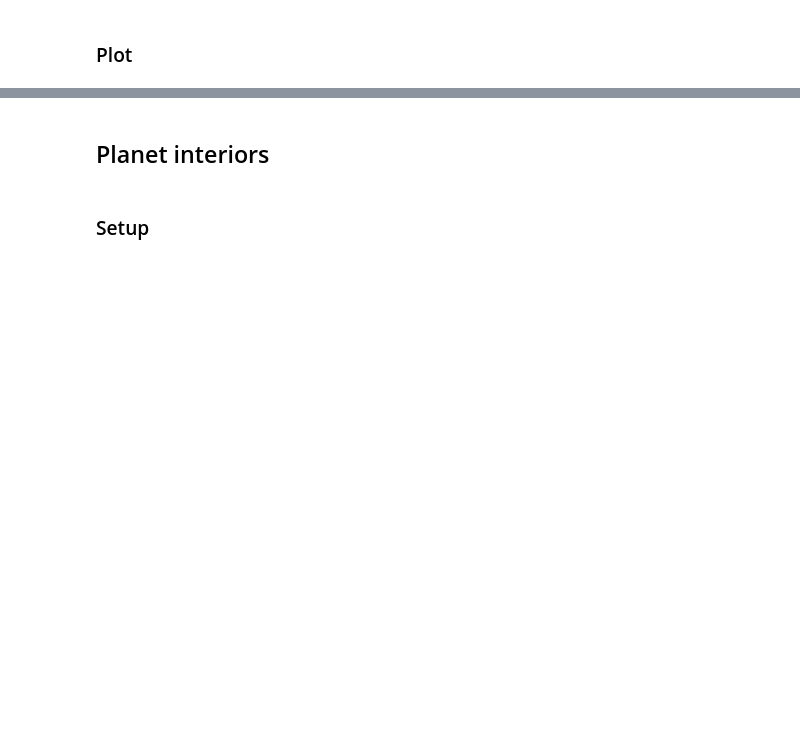
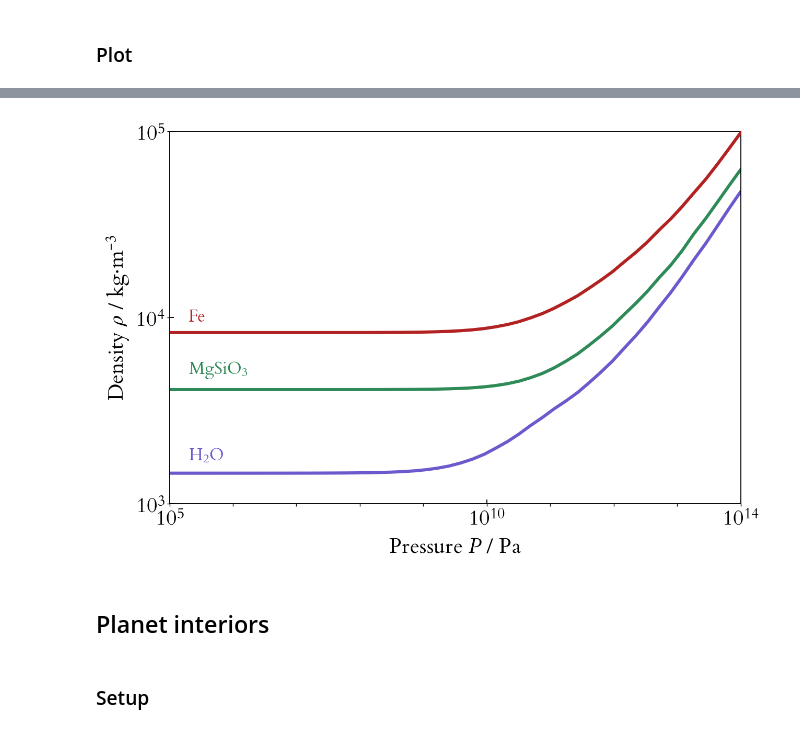
Before and after one commit to swt30/thesis, a Jupyter notebook: chapters/03-models/03-models-plots.ipynb, the cells around one changed output, grey strips where cells are left out. Drawn from its saved outputs; the diff is of its cells as text; code cells hidden in the pictures; blank space fills up the shorter version.

```diff
--- a/chapters/03-models/03-models-plots.ipynb
+++ b/chapters/03-models/03-models-plots.ipynb
@@ -52,6 +51,7 @@ autofig("simple-eos-comparison", Normal) do
     colors = [:slateblue :seagreen :firebrick]
 
     plot(P, [ρ_h2o ρ_mgsio3 ρ_fe], c=colors,
+        framestyle = :box,
         xaxis=((1e5, 1e14), :log10, L"Pressure $P$ / Pa"),
         yticks=[1e3, 1e4, 1e5],
         xticks=[1e5, 1e10, 1e14],
@@ -60,5 +60,5 @@ autofig("simple-eos-comparison", Normal) do
     annotate_color!(2e5, 1.8e3, L"H$_2$O", colors[1], plotsize=Margin)
     annotate_color!(2e5, 5.2e3, L"MgSiO$_3$", colors[2], plotsize=Margin)
     annotate_color!(2e5, 1e4, "Fe", colors[3], plotsize=Margin)
-end
+end;
 # %% [output]
@@ -66,3 +65,4 @@ end
+[figure, added]
 # %% [markdown]
 ## Planet interiors
 # %% [markdown]
```
Also changed, not shown: parts of 19 cells of this notebook, 39 other files.
